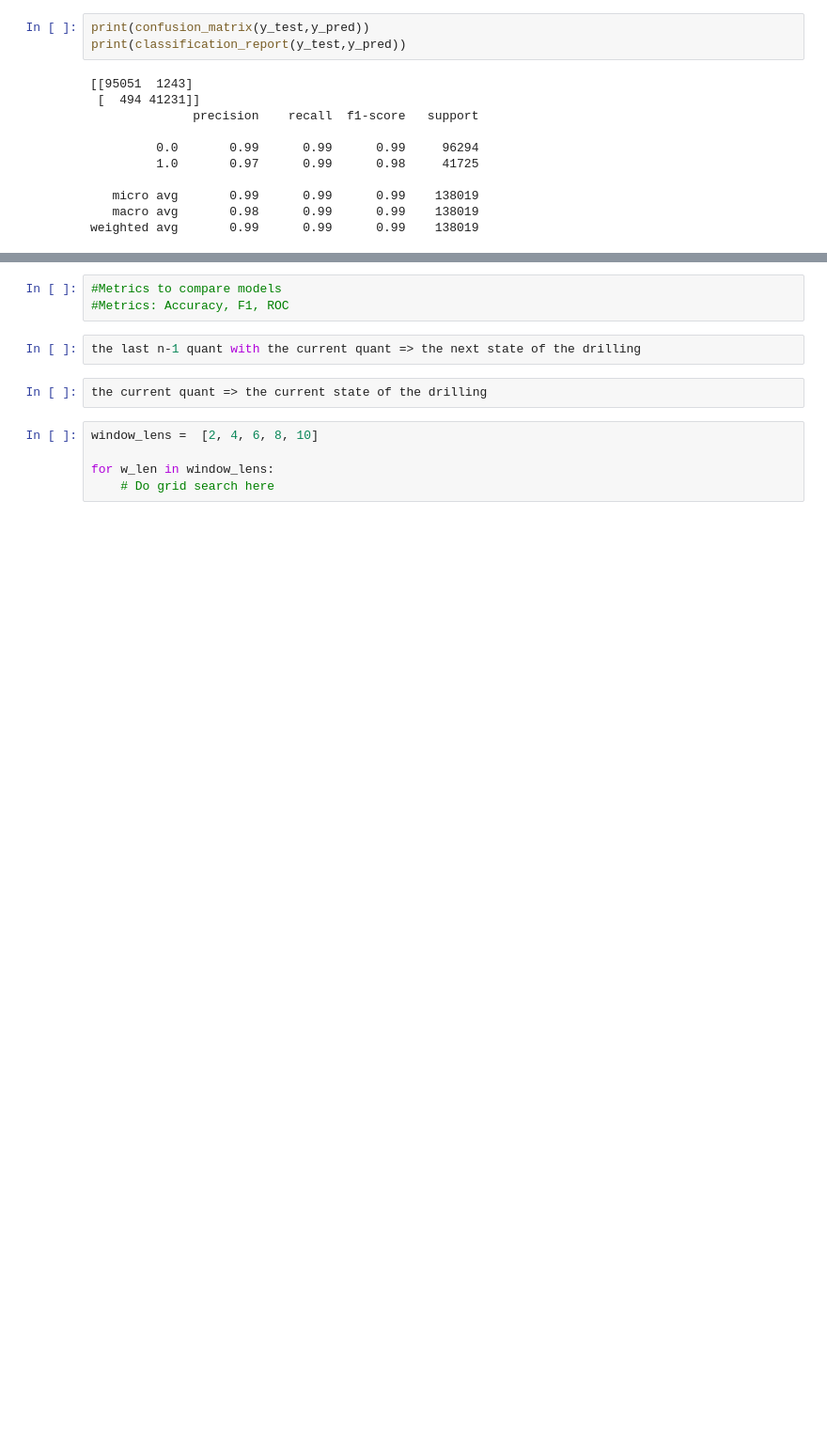
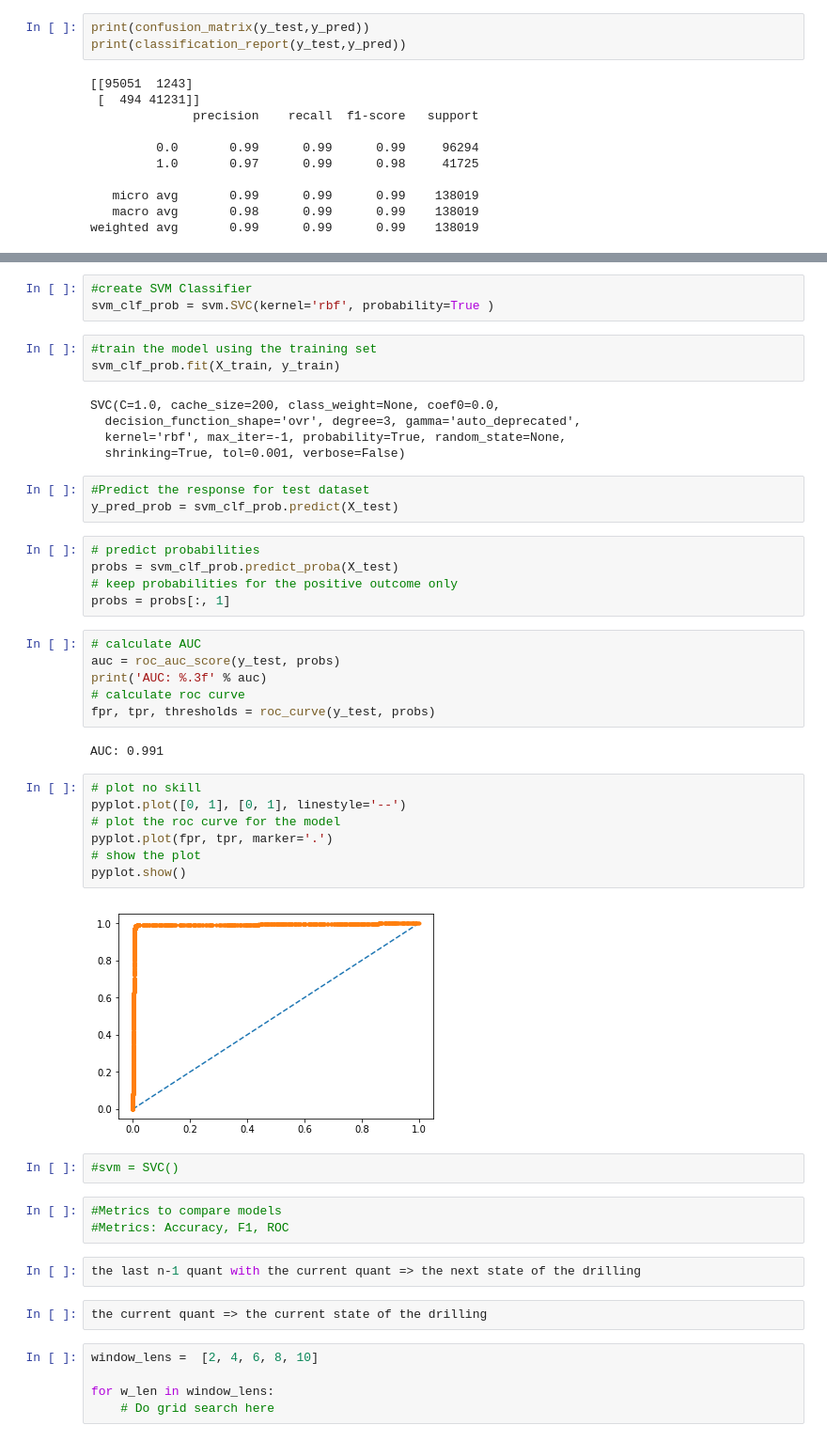
Before and after one commit to jvasquezDC/CapstoneA, a Jupyter notebook: DesicionTree_FeatureSelection.ipynb, the cells around one changed output, grey strips where cells are left out. Shown at 94% size. Saved outputs shown, nothing was run; the diff lists cells and outputs as text; blank space fills up the shorter version.

Commit message:
Added Static SVM Model Build

```diff
--- a/DesicionTree_FeatureSelection.ipynb
+++ b/DesicionTree_FeatureSelection.ipynb
@@ -451,3 +494,41 @@ svm = SVC()
+# %%
+#create SVM Classifier
+svm_clf_prob = svm.SVC(kernel='rbf', probability=True )
+# %%
+#train the model using the training set
+svm_clf_prob.fit(X_train, y_train)
+# %% [output]
+SVC(C=1.0, cache_size=200, class_weight=None, coef0=0.0,
+  decision_function_shape='ovr', degree=3, gamma='auto_deprecated',
+  kernel='rbf', max_iter=-1, probability=True, random_state=None,
+  shrinking=True, tol=0.001, verbose=False)
+# %%
+#Predict the response for test dataset
+y_pred_prob = svm_clf_prob.predict(X_test)
+# %%
+# predict probabilities
+probs = svm_clf_prob.predict_proba(X_test)
+# keep probabilities for the positive outcome only
+probs = probs[:, 1]
+# %%
+# calculate AUC
+auc = roc_auc_score(y_test, probs)
+print('AUC: %.3f' % auc)
+# calculate roc curve
+fpr, tpr, thresholds = roc_curve(y_test, probs)
+# %% [output]
+AUC: 0.991
+# %%
+# plot no skill
+pyplot.plot([0, 1], [0, 1], linestyle='--')
+# plot the roc curve for the model
+pyplot.plot(fpr, tpr, marker='.')
+# show the plot
+pyplot.show()
+# %% [output]
+[figure, added]
+# %%
+#svm = SVC()
 # %%
 #Metrics to compare models
 #Metrics: Accuracy, F1, ROC
```
Also changed, not shown: parts of 15 cells of this notebook.
